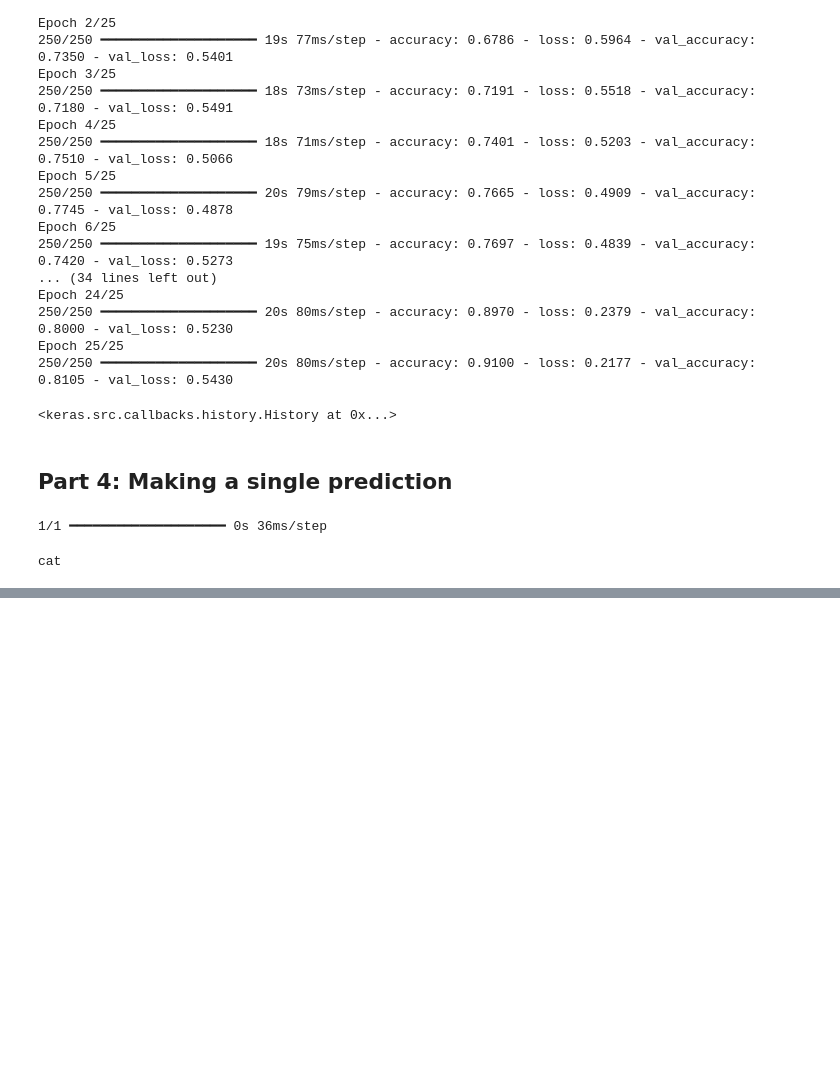
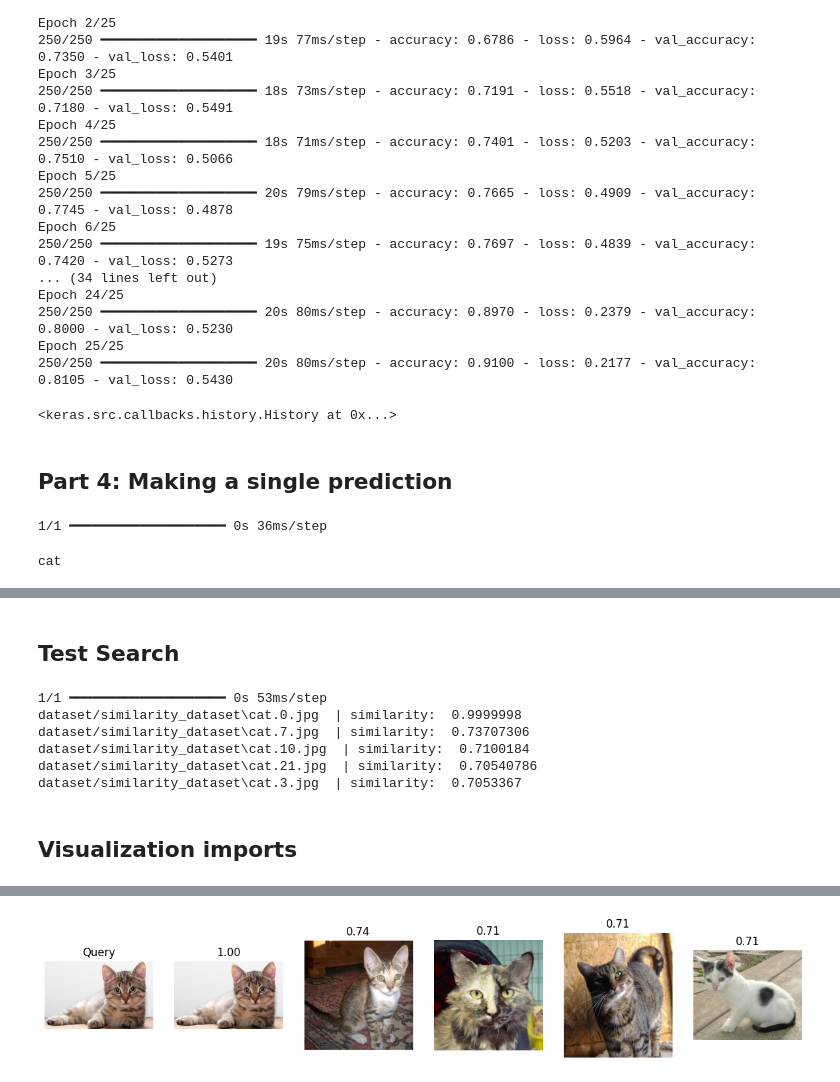
Before and after one commit to MTAKATI/iManage, a Jupyter notebook: cnn.ipynb, the cells around one changed output, grey strips where cells are left out. Saved outputs shown, nothing was run; the diff lists cells and outputs as text; code cells hidden in the pictures; blank space fills up the shorter version.

Commit message:
implemented similarity search using cosine

```diff
--- a/cnn.ipynb
+++ b/cnn.ipynb
@@ -158,0 +194,7 @@ cat
+# %%
+fe = FeatureExtractor()
+
+test_image = "dataset/single_prediction/cat_or_dog_2.jpg"
+features = fe.extract(test_image)
+
+print("Feature vector length: ", len(features))
@@ -158,0 +246,3 @@ cat
+# %%
+features_array = np.array(features_list)
+print(features_array.shape)
@@ -158,0 +266,18 @@ cat
+# %% [markdown]
+## Test Search
+# %%
+query_image = "dataset/single_prediction/cat_or_dog_2.jpg"
+
+results = find_similar_images(query_image)
+
+for img, score in results:
+    print(img, " | similarity: ", score)
+# %% [output]
+1/1 ━━━━━━━━━━━━━━━━━━━━ 0s 53ms/step
+dataset/similarity_dataset\cat.0.jpg  | similarity:  0.9999998
+dataset/similarity_dataset\cat.7.jpg  | similarity:  0.73707306
+dataset/similarity_dataset\cat.10.jpg  | similarity:  0.7100184
+dataset/similarity_dataset\cat.21.jpg  | similarity:  0.70540786
+dataset/similarity_dataset\cat.3.jpg  | similarity:  0.7053367
+# %% [markdown]
+## Visualization imports
@@ -158,0 +287,27 @@ cat
+# %%
+def show_results(query_img, results):
+    plt.figure(figsize=(15, 5))
+
+    # Show query image
+    plt.subplot(1, len(results) +1, 1)
+    img = Image.open(query_img)
+    plt.imshow(img)
+    plt.title("Query")
+    plt.axis("off")
+
+    # Show similar images
+    for i, (img_path, score) in enumerate(results):
+        plt.subplot(1, len(results) + 1, i + 2)
+        img = Image.open(img_path)
+        plt.imshow(img)
+        plt.title(f"{score:.2f}")
+        plt.axis("off")
+
+    plt.show()
+# %%
+query_image = "dataset/single_prediction/cat_or_dog_2.jpg"
+
+results = find_similar_images(query_image)
+
+show_results(query_image, results)
+# %% [output]
@@ -158,0 +315 @@ cat
+[figure, added]
```
Also changed, not shown: parts of 15 cells of this notebook.
